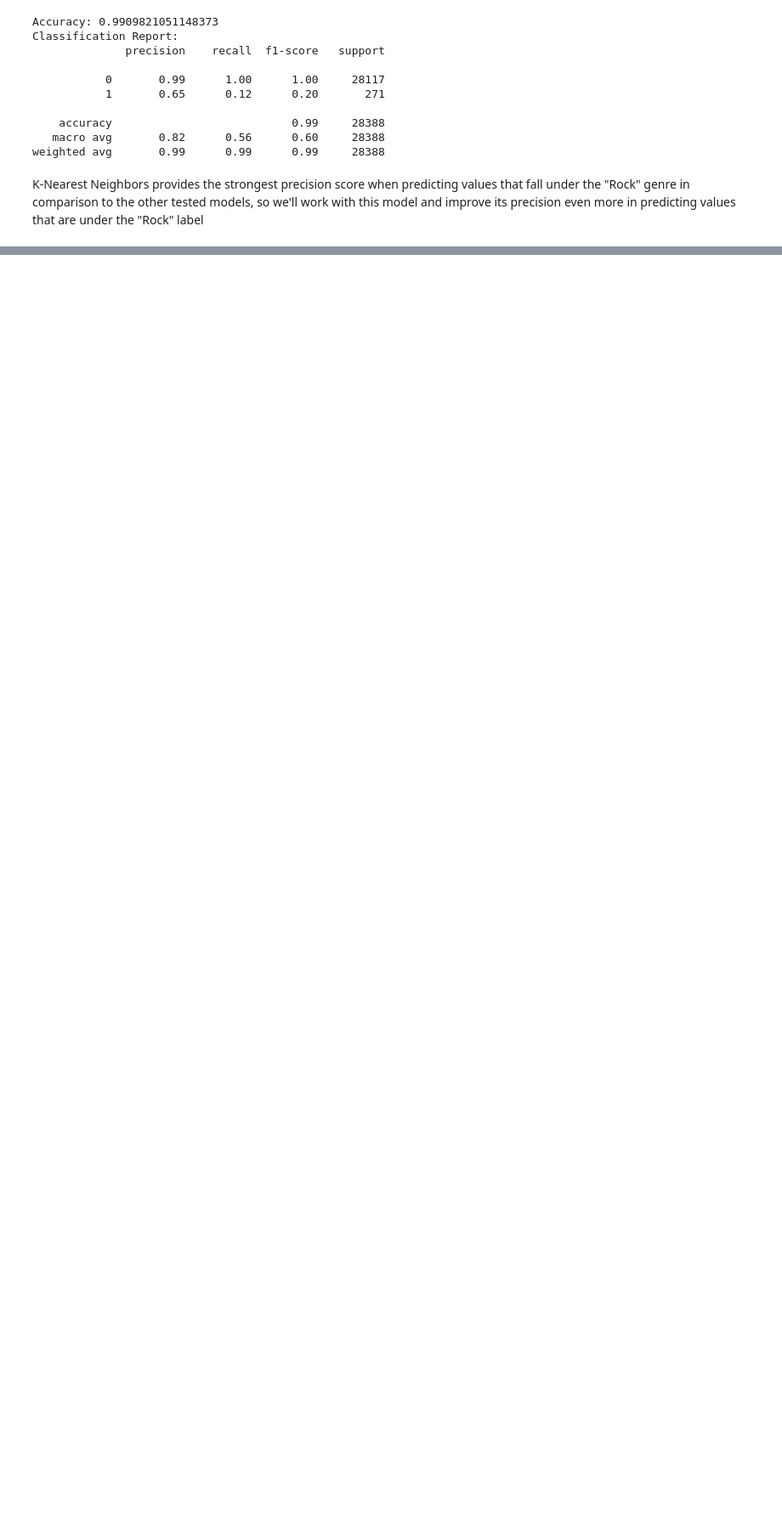
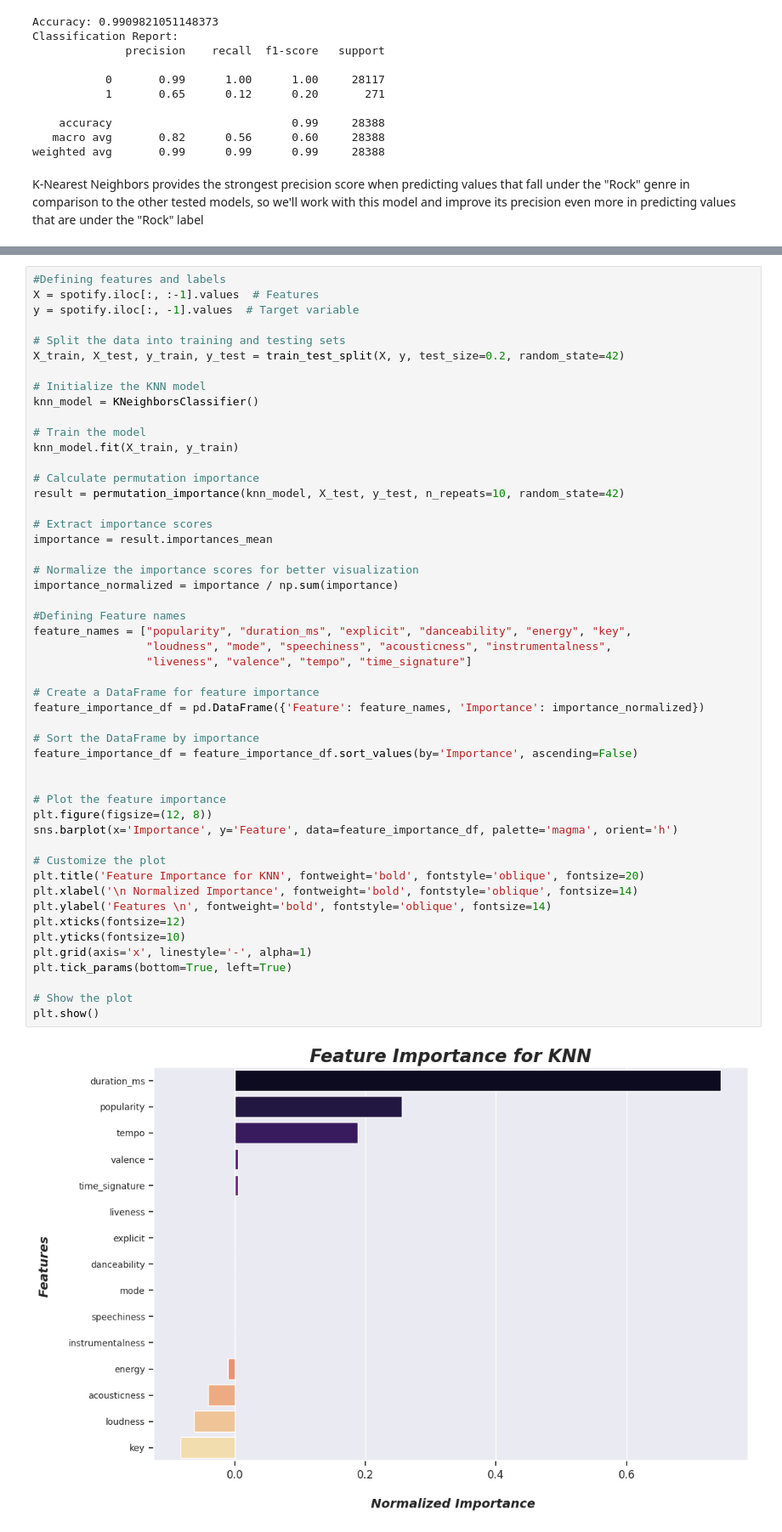
Before and after one commit to RafaelJMinaya/Spotify-Music-Genre-Classification, a Jupyter notebook: spotify-music-genre-classification.ipynb, the cells around one changed output, grey strips where cells are left out. Shown at 85% size. Cells and saved outputs as stored; diff of their text form; blank space fills up the shorter version.

Commit message:
Spotify Music Genre Classification 🎸

```diff
--- a/spotify-music-genre-classification.ipynb
+++ b/spotify-music-genre-classification.ipynb
@@ -496,0 +490,52 @@ K-Nearest Neighbors provides the strongest precision score when predicting value
+# %%
+#Defining features and labels
+X = spotify.iloc[:, :-1].values  # Features
+y = spotify.iloc[:, -1].values  # Target variable
+
+# Split the data into training and testing sets
+X_train, X_test, y_train, y_test = train_test_split(X, y, test_size=0.2, random_state=42)
+
+# Initialize the KNN model
+knn_model = KNeighborsClassifier()
+
+# Train the model
+knn_model.fit(X_train, y_train)
+
+# Calculate permutation importance
+result = permutation_importance(knn_model, X_test, y_test, n_repeats=10, random_state=42)
+
+# Extract importance scores
+importance = result.importances_mean
+
+# Normalize the importance scores for better visualization
+importance_normalized = importance / np.sum(importance)
+
+#Defining Feature names
+feature_names = ["popularity", "duration_ms", "explicit", "danceability", "energy", "key",
+                 "loudness", "mode", "speechiness", "acousticness", "instrumentalness",
+                 "liveness", "valence", "tempo", "time_signature"]
+
+# Create a DataFrame for feature importance
+feature_importance_df = pd.DataFrame({'Feature': feature_names, 'Importance': importance_normalized})
+
+# Sort the DataFrame by importance
+feature_importance_df = feature_importance_df.sort_values(by='Importance', ascending=False)
+
+
+# Plot the feature importance
+plt.figure(figsize=(12, 8))
+sns.barplot(x='Importance', y='Feature', data=feature_importance_df, palette='magma', orient='h')
+
+# Customize the plot
+plt.title('Feature Importance for KNN', fontweight='bold', fontstyle='oblique', fontsize=20)
+plt.xlabel('\n Normalized Importance', fontweight='bold', fontstyle='oblique', fontsize=14)
+plt.ylabel('Features \n', fontweight='bold', fontstyle='oblique', fontsize=14)
+plt.xticks(fontsize=12)
+plt.yticks(fontsize=10)
+plt.grid(axis='x', linestyle='-', alpha=1)
+plt.tick_params(bottom=True, left=True)
+
+# Show the plot
+plt.show()
+# %% [output]
+[figure, added]
```
Also changed, not shown: parts of 19 cells of this notebook.
